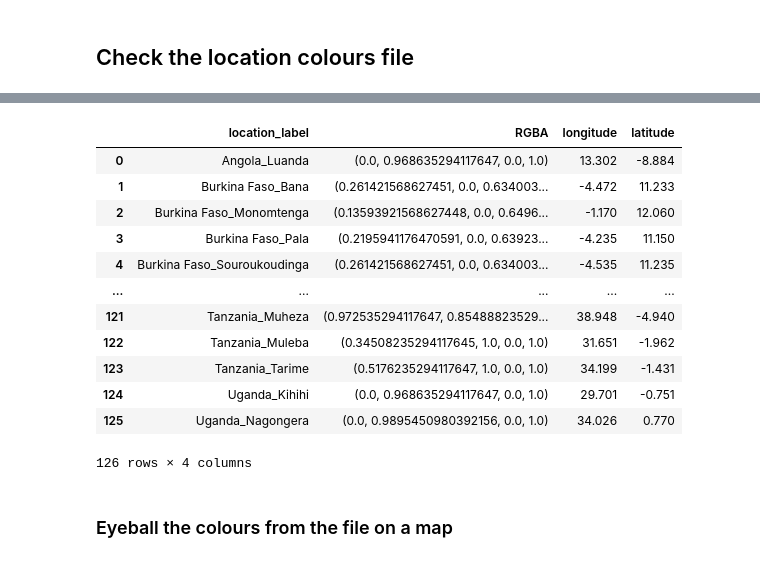
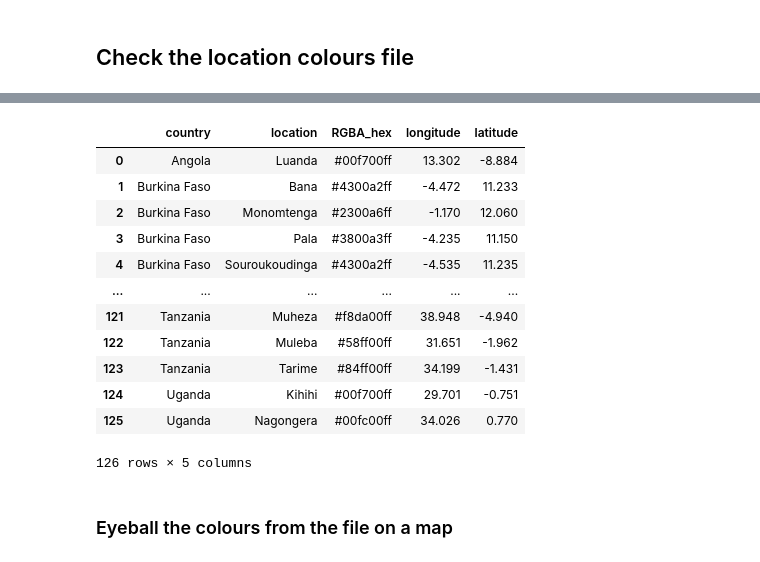
Before and after one commit to malariagen/ag1000g-phase3-data-paper, a Jupyter notebook: notebooks/popstructure_calc-location-colours.ipynb, the cells around one changed output, grey strips where cells are left out. Saved outputs shown, nothing was run; the diff lists cells and outputs as text; code cells hidden in the pictures.

Commit message:
Reformat location colours YAML

```diff
--- a/notebooks/popstructure_calc-location-colours.ipynb
+++ b/notebooks/popstructure_calc-location-colours.ipynb
@@ -153,0 +138,3 @@ locations["RGBA"][0]
+# %%
+locations["RGBA_hex"] = locations["RGBA_tuple"].apply(colors.to_hex, keep_alpha=True)
+locations["RGBA_hex"][0]
@@ -155,6 +144,6 @@ locations["RGBA"][0]
 ## Store the location colours as a file
 # %%
 # Get the location_labels and their corresponding RGBA cmap colours
-location_colours = locations[['location_label', 'RGBA']].set_index('location_label')
+location_colours = locations[['country', 'location', 'RGBA_hex']].set_index(['country', 'location'])
 location_colours
 # %% [output]
@@ -177,0 +172,7 @@ location_colours_as_dict = location_colours.to_dict('index')
+# %%
+# Compose the dict manually
+location_colours_as_dict = {}
+for country, country_group in location_colours.groupby('country'):
+    location_colours_as_dict[country] = {}
+    for location, location_group in country_group.groupby('location'):
+        location_colours_as_dict[country][location] = location_group['RGBA_hex'][0]
@@ -207,0 +217,10 @@ reloaded_df
+# %%
+# Compose the DataFrame manually
+reloaded_df = pd.DataFrame(columns=['country', 'location', 'RGBA_hex'])
+for country in reloaded_data_dict.keys():
+    for location in reloaded_data_dict[country].keys():
+        reloaded_df = reloaded_df.append(
+            {'country': country, 'location': location, 'RGBA_hex': reloaded_data_dict[country][location]},
+            ignore_index=True
+        )
+reloaded_df
@@ -208,22 +241,22 @@ reloaded_df
 # %%
 # Match the location labels with the lat longs we have
-original_locations = locations[['location_label', 'longitude', 'latitude']]
-recovered_locations = reloaded_df.merge(original_locations, on='location_label')
+original_locations = locations[['country', 'location', 'longitude', 'latitude']]
+recovered_locations = reloaded_df.merge(original_locations, on=['country', 'location'])
 recovered_locations
 # %% [output]
-|  | location_label | RGBA | longitude | latitude |
-| 0 | Angola_Luanda | (0.0, 0.968635294117647, 0.0, 1.0) | 13.302 | -8.884 |
-| 1 | Burkina Faso_Bana | (0.261421568627451, 0.0, 0.634003... | -4.472 | 11.233 |
-| 2 | Burkina Faso_Monomtenga | (0.13593921568627448, 0.0, 0.6496... | -1.170 | 12.060 |
-| 3 | Burkina Faso_Pala | (0.2195941176470591, 0.0, 0.63923... | -4.235 | 11.150 |
-| 4 | Burkina Faso_Souroukoudinga | (0.261421568627451, 0.0, 0.634003... | -4.535 | 11.235 |
-| ... | ... | ... | ... | ... |
-| 121 | Tanzania_Muheza | (0.972535294117647, 0.85488823529... | 38.948 | -4.940 |
-| 122 | Tanzania_Muleba | (0.34508235294117645, 1.0, 0.0, 1.0) | 31.651 | -1.962 |
-| 123 | Tanzania_Tarime | (0.5176235294117647, 1.0, 0.0, 1.0) | 34.199 | -1.431 |
-| 124 | Uganda_Kihihi | (0.0, 0.968635294117647, 0.0, 1.0) | 29.701 | -0.751 |
-| 125 | Uganda_Nagongera | (0.0, 0.9895450980392156, 0.0, 1.0) | 34.026 | 0.770 |
+|  | country | location | RGBA_hex | longitude | latitude |
+| 0 | Angola | Luanda | #00f700ff | 13.302 | -8.884 |
+| 1 | Burkina Faso | Bana | #4300a2ff | -4.472 | 11.233 |
+| 2 | Burkina Faso | Monomtenga | #2300a6ff | -1.170 | 12.060 |
+| 3 | Burkina Faso | Pala | #3800a3ff | -4.235 | 11.150 |
+| 4 | Burkina Faso | Souroukoudinga | #4300a2ff | -4.535 | 11.235 |
+| ... | ... | ... | ... | ... | ... |
+| 121 | Tanzania | Muheza | #f8da00ff | 38.948 | -4.940 |
+| 122 | Tanzania | Muleba | #58ff00ff | 31.651 | -1.962 |
+| 123 | Tanzania | Tarime | #84ff00ff | 34.199 | -1.431 |
+| 124 | Uganda | Kihihi | #00f700ff | 29.701 | -0.751 |
+| 125 | Uganda | Nagongera | #00fc00ff | 34.026 | 0.770 |
-126 rows × 4 columns
+126 rows × 5 columns
 # %% [markdown]
 ### Eyeball the colours from the file on a map
 # %%
```
Also changed, not shown: parts of 20 cells of this notebook, 1 other file.
